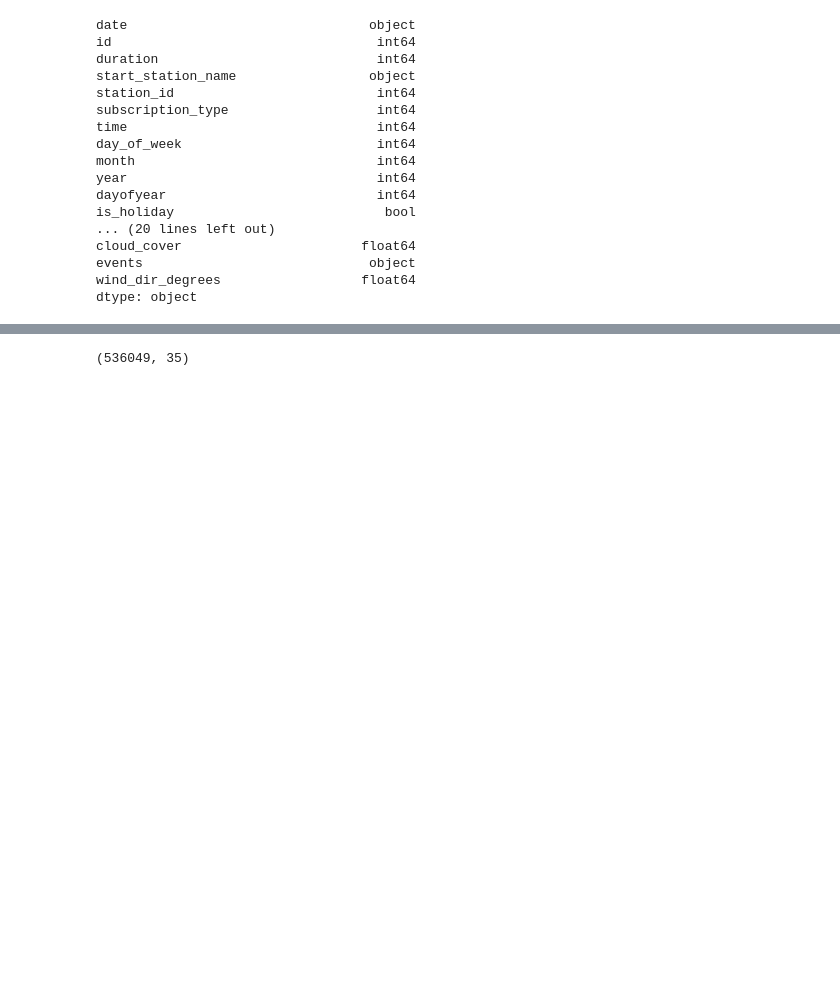
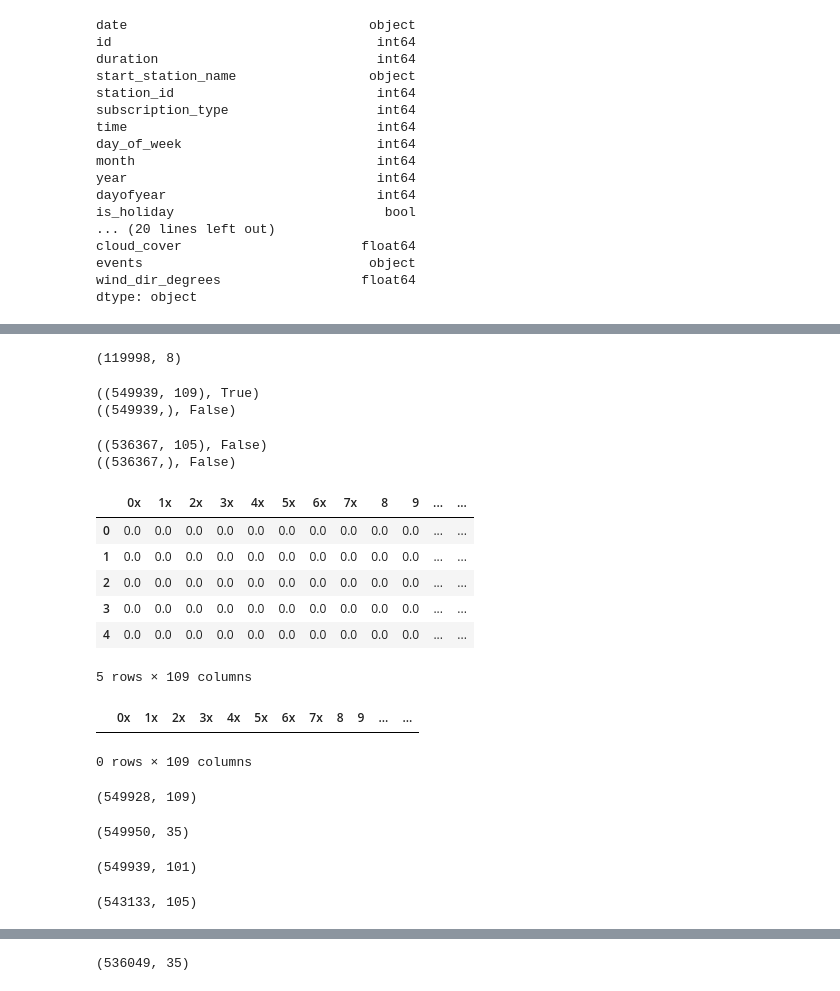
Before and after one commit to pabloernesto/sfBikes, a Jupyter notebook: scriptML_robert.ipynb, the cells around one changed output, grey strips where cells are left out. Drawn from its saved outputs; the diff is of its cells as text; code cells hidden in the pictures; blank space fills up the shorter version.

```diff
--- a/scriptML_robert.ipynb
+++ b/scriptML_robert.ipynb
@@ -290,0 +512,9 @@ trainCategories.head()
+# %%
+tripTransform = pca.fit_transform(trainR.iloc[:,101:])
+tripTransform_test = pca.fit_transform(testR.iloc[:,101:])
+# %%
+tripTransformDF = pd.DataFrame(tripTransform)
+tripTransformDF_test = pd.DataFrame(tripTransform_test)
+# %%
+trainRpca = tripTransformDF
+testRpca = tripTransformDF_test
@@ -290,0 +534,13 @@ trainCategories.head()
+# %%
+testRpca.shape
+# %% [output]
+(119998, 8)
+# %%
+trainR = trainR.iloc[:,:101].join(trainRpca, lsuffix = 'x',rsuffix='y')
+testR = testR.iloc[:,:101].join(testRpca, lsuffix = 'x',rsuffix='y')
+# %%
+print(trainR.shape, trainR.isnull().values.any())
+print(train_target.shape, train_target.isnull().values.any())
+# %% [output]
+((549939, 109), True)
+((549939,), False)
@@ -290,0 +551,39 @@ trainCategories.head()
+# %%
+print(trainR2.shape, trainR2.isnull().values.any())
+print(train_target2.shape, train_target2.isnull().values.any())
+# %% [output]
+((536367, 105), False)
+((536367,), False)
+# %%
+trainR.head()
+# %% [output]
+|  | 0x | 1x | 2x | 3x | 4x | 5x | 6x | 7x | 8 | 9 | ... | ... |
+| 0 | 0.0 | 0.0 | 0.0 | 0.0 | 0.0 | 0.0 | 0.0 | 0.0 | 0.0 | 0.0 | ... | ... |
+| 1 | 0.0 | 0.0 | 0.0 | 0.0 | 0.0 | 0.0 | 0.0 | 0.0 | 0.0 | 0.0 | ... | ... |
+| 2 | 0.0 | 0.0 | 0.0 | 0.0 | 0.0 | 0.0 | 0.0 | 0.0 | 0.0 | 0.0 | ... | ... |
+| 3 | 0.0 | 0.0 | 0.0 | 0.0 | 0.0 | 0.0 | 0.0 | 0.0 | 0.0 | 0.0 | ... | ... |
+| 4 | 0.0 | 0.0 | 0.0 | 0.0 | 0.0 | 0.0 | 0.0 | 0.0 | 0.0 | 0.0 | ... | ... |
+5 rows × 109 columns
+# %%
+
+nan_rows_train = trainR2[trainR2.isnull().T.any().T]
+nan_rows_train
+# %% [output]
+|  | 0x | 1x | 2x | 3x | 4x | 5x | 6x | 7x | 8 | 9 | ... | ... |
+0 rows × 109 columns
+# %%
+trainR2.shape
+# %% [output]
+(549928, 109)
+# %%
+train3.shape
+# %% [output]
+(549950, 35)
+# %%
+trainR.iloc[:,:101].shape
+# %% [output]
+(549939, 101)
+# %%
+trainR.shape
+# %% [output]
+(543133, 105)
```
Also changed, not shown: parts of 60 cells of this notebook.
